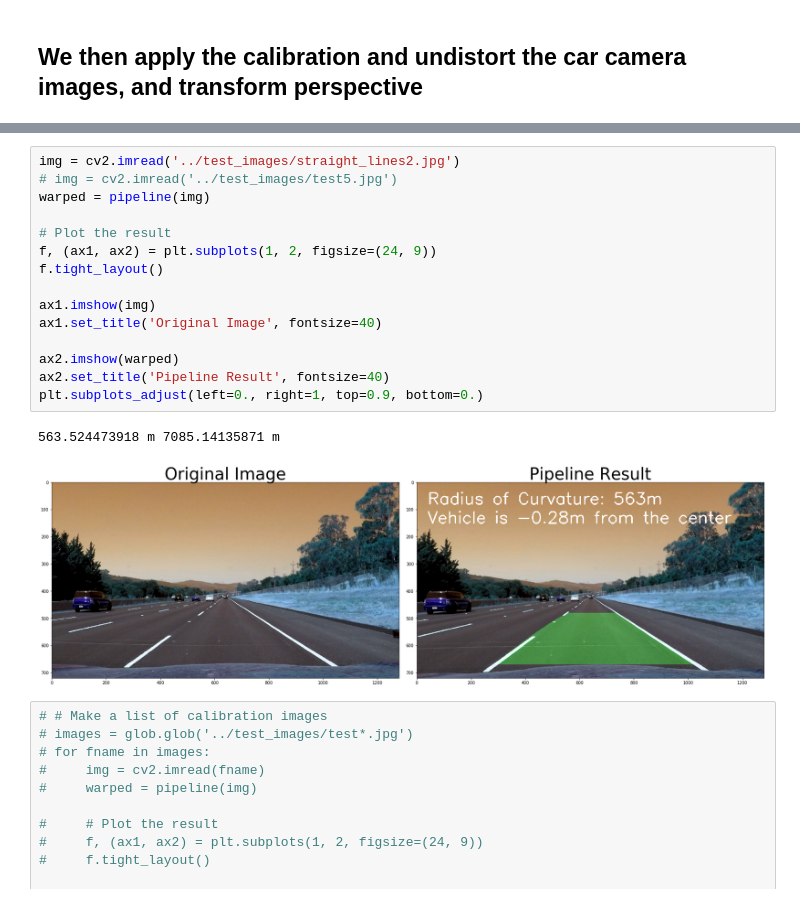
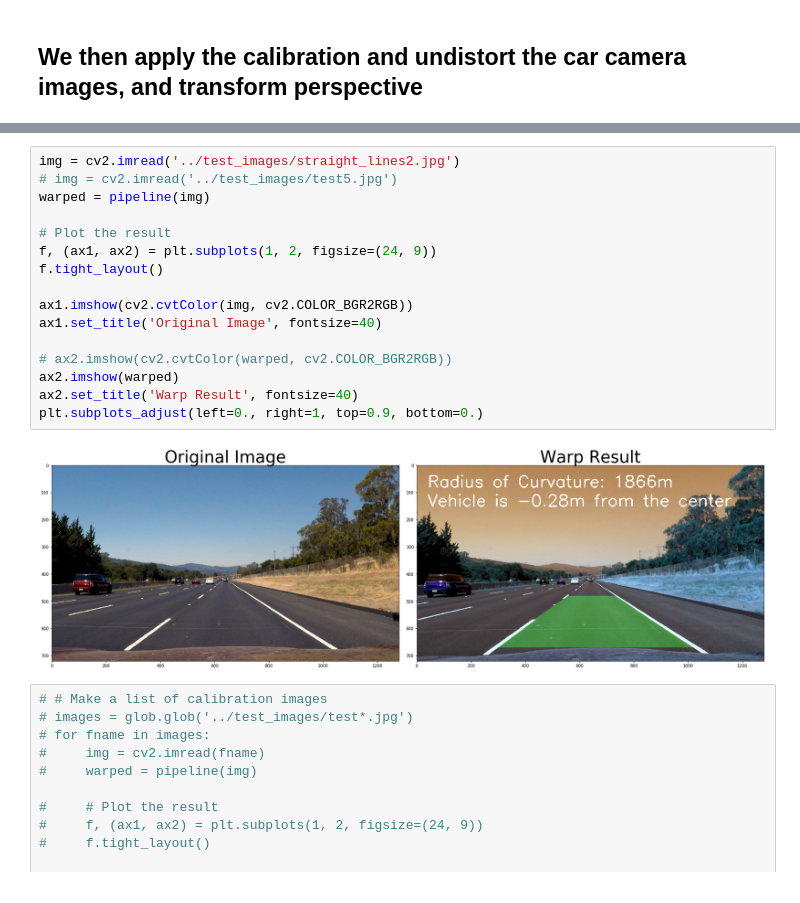
Before and after one commit to lissue/advlanefinding, a Jupyter notebook: lanefind.ipynb, the cells around one changed output, grey strips where cells are left out. Drawn from its saved outputs; the diff is of its cells as text.

```diff
--- a/lanefind.ipynb
+++ b/lanefind.ipynb
@@ -446,21 +556,21 @@ def plot_curvature(window_centroids, image, warped, M):
 # %%
 img = cv2.imread('../test_images/straight_lines2.jpg')
 # img = cv2.imread('../test_images/test5.jpg')
 warped = pipeline(img)
 
 # Plot the result
 f, (ax1, ax2) = plt.subplots(1, 2, figsize=(24, 9))
 f.tight_layout()
 
-ax1.imshow(img)
+ax1.imshow(cv2.cvtColor(img, cv2.COLOR_BGR2RGB))
 ax1.set_title('Original Image', fontsize=40)
 
+# ax2.imshow(cv2.cvtColor(warped, cv2.COLOR_BGR2RGB))
 ax2.imshow(warped)
-ax2.set_title('Pipeline Result', fontsize=40)
+ax2.set_title('Warp Result', fontsize=40)
 plt.subplots_adjust(left=0., right=1, top=0.9, bottom=0.)
 # %% [output]
-563.524473918 m 7085.14135871 m
-[figure, old version]
+[figure, new version]
 # %%
 # # Make a list of calibration images
 # images = glob.glob('../test_images/test*.jpg')
```
Also changed, not shown: parts of 3 cells of this notebook, 1 other file.
